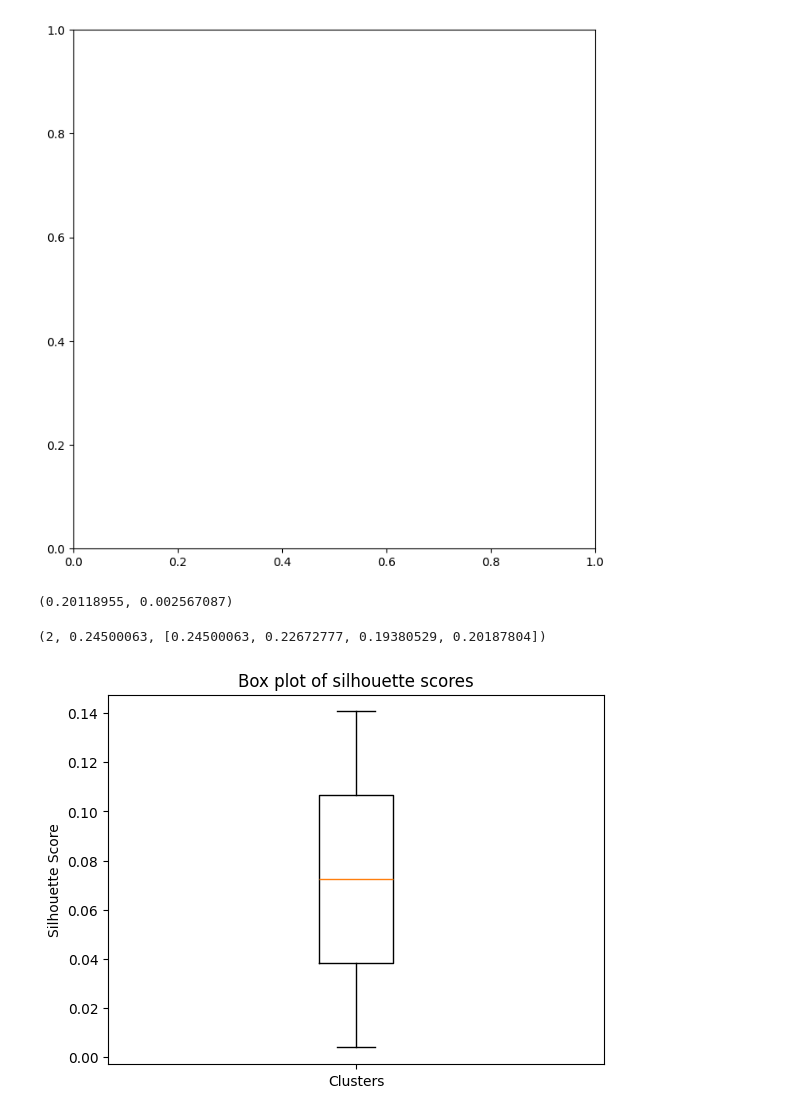
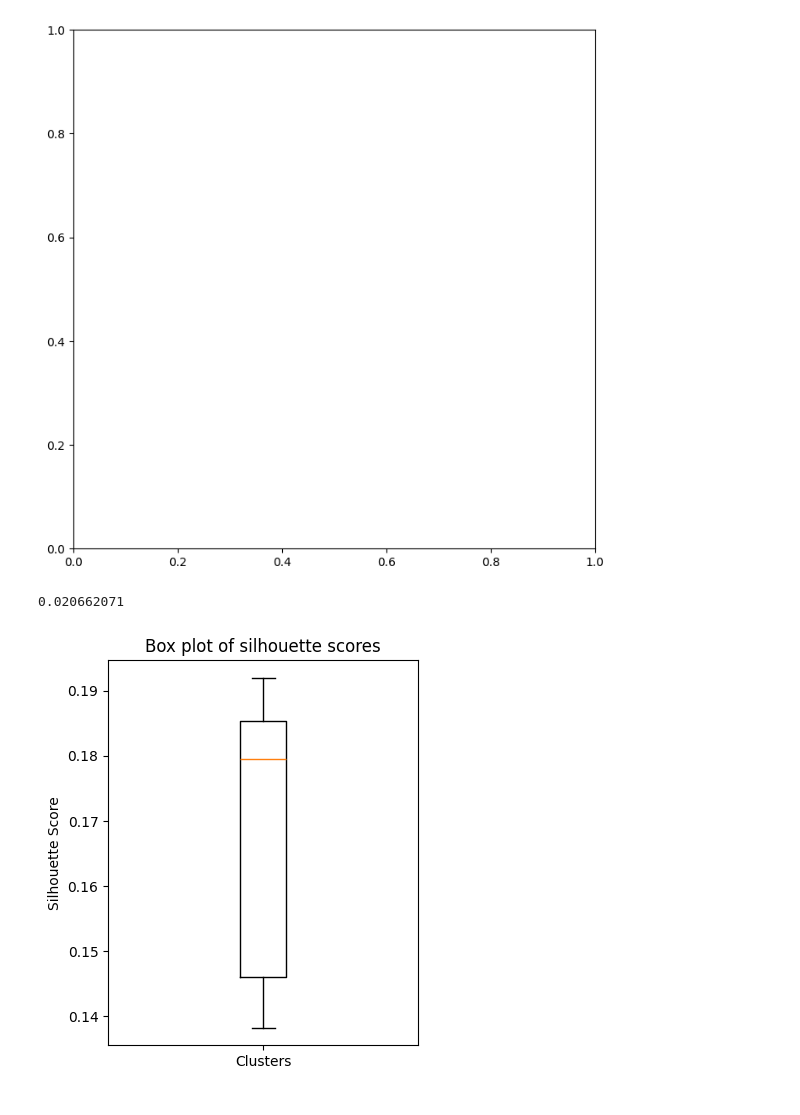
Before and after one commit to erlendlokna/CV-SSL-VQVAE-Framework, a Jupyter notebook: test.ipynb, the cells around one changed output. Drawn from its saved outputs; the diff is of its cells as text; code cells hidden in the pictures.

Commit message:
experiments

```diff
--- a/test.ipynb
+++ b/test.ipynb
@@ -130,21 +193,17 @@ NameError: name 'pr' is not defined
 # %%
 from src.experiments.tests import kmeans_clustering_silhouette
 zs = torch.flatten(zs, start_dim=1)
-sils = kmeans_clustering_silhouette(zs, ys)
-sils
+sils = kmeans_clustering_silhouette(zs, ys, n_runs=10)
-# %% [output]
-(0.20118955, 0.002567087)
-# %%
-from src.experiments.tests import find_optimal_k
-
-find_optimal_k(zs, ys)
-# %% [output]
-(2, 0.24500063, [0.24500063, 0.22672777, 0.19380529, 0.20187804])
+# %%
+print(np.std(sils))
+# %% [output]
+0.020662071
 # %%
-plt.boxplot(sils)
+f, a = plt.subplots(figsize=(4, 5))
+a.boxplot(sils)
 plt.title('Box plot of silhouette scores')
 plt.ylabel('Silhouette Score')
 plt.xticks([1], ['Clusters'])
 plt.show()
 # %% [output]
-[figure, old version]
+[figure, new version]
```
Also changed, not shown: parts of 9 cells of this notebook, 50 other files.
